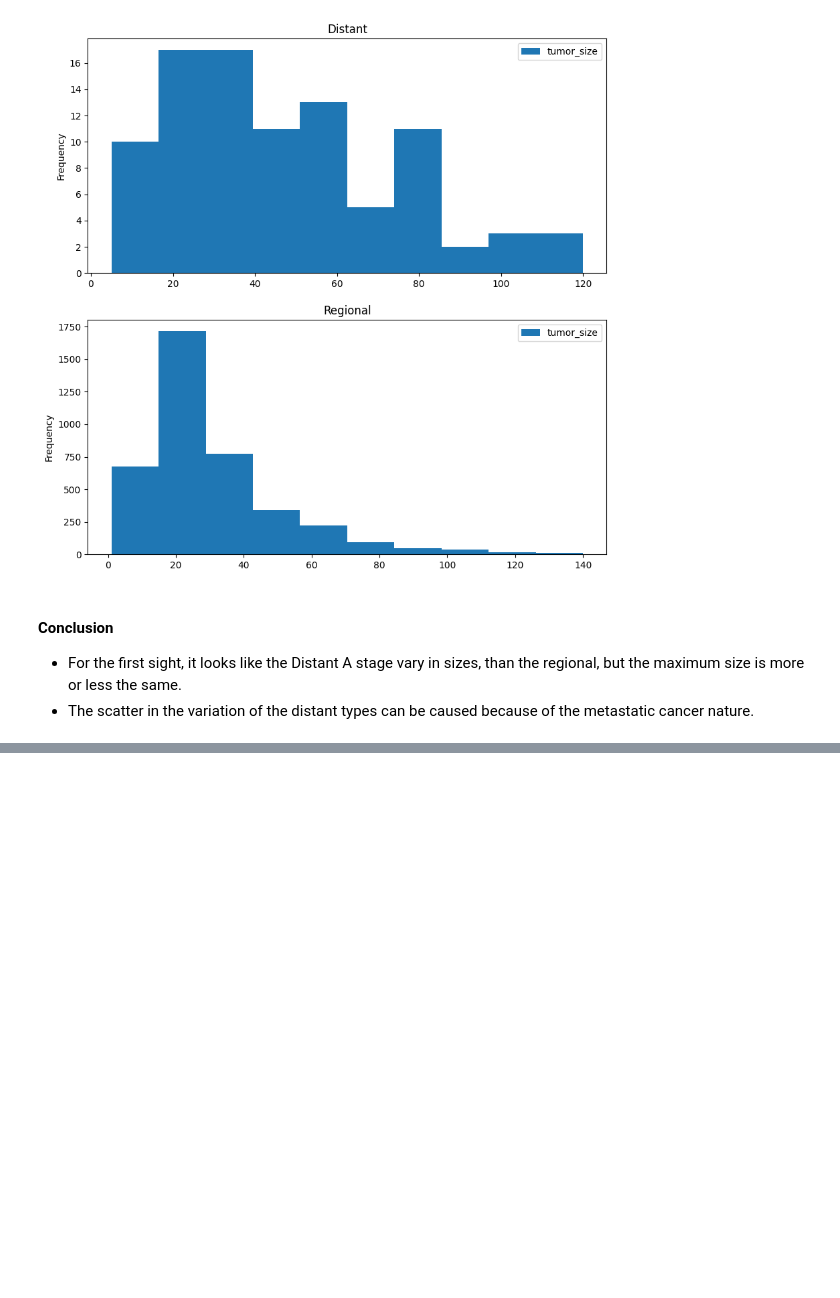
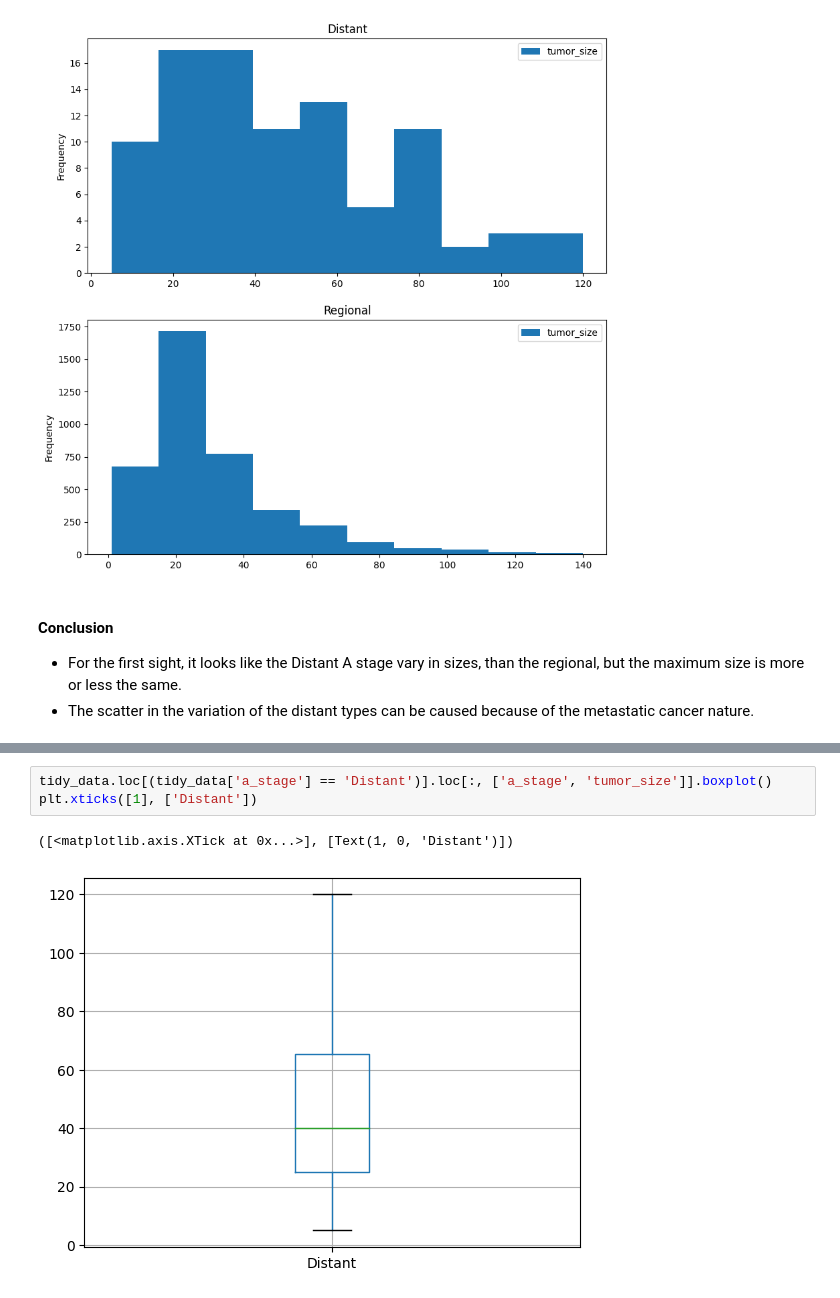
Before and after one commit to AniValle/Pandas_statistics_pt2, a Jupyter notebook: 0-preguntas_basicas.ipynb, the cells around one changed output, grey strips where cells are left out. Drawn from its saved outputs; the diff is of its cells as text; blank space fills up the shorter version.

```diff
--- a/0-preguntas_basicas.ipynb
+++ b/0-preguntas_basicas.ipynb
@@ -358,0 +367,6 @@ array([<AxesSubplot: title={'center': 'Distant'}, ylabel='Frequency'>,
+# %%
+tidy_data.loc[(tidy_data['a_stage'] == 'Distant')].loc[:, ['a_stage', 'tumor_size']].boxplot()
+plt.xticks([1], ['Distant'])
+# %% [output]
+([<matplotlib.axis.XTick at 0x...>], [Text(1, 0, 'Distant')])
+[figure, added]
```
Also changed, not shown: parts of 5 cells of this notebook.
